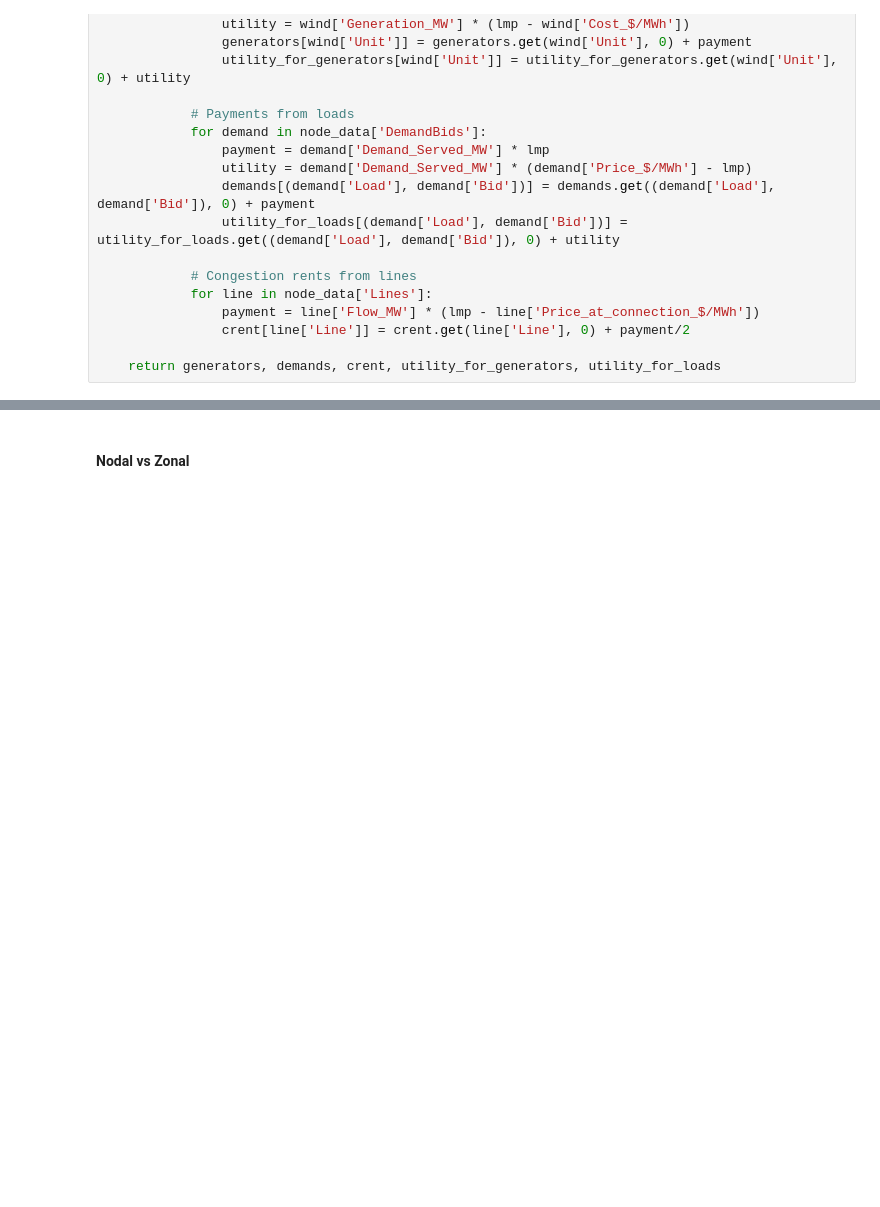
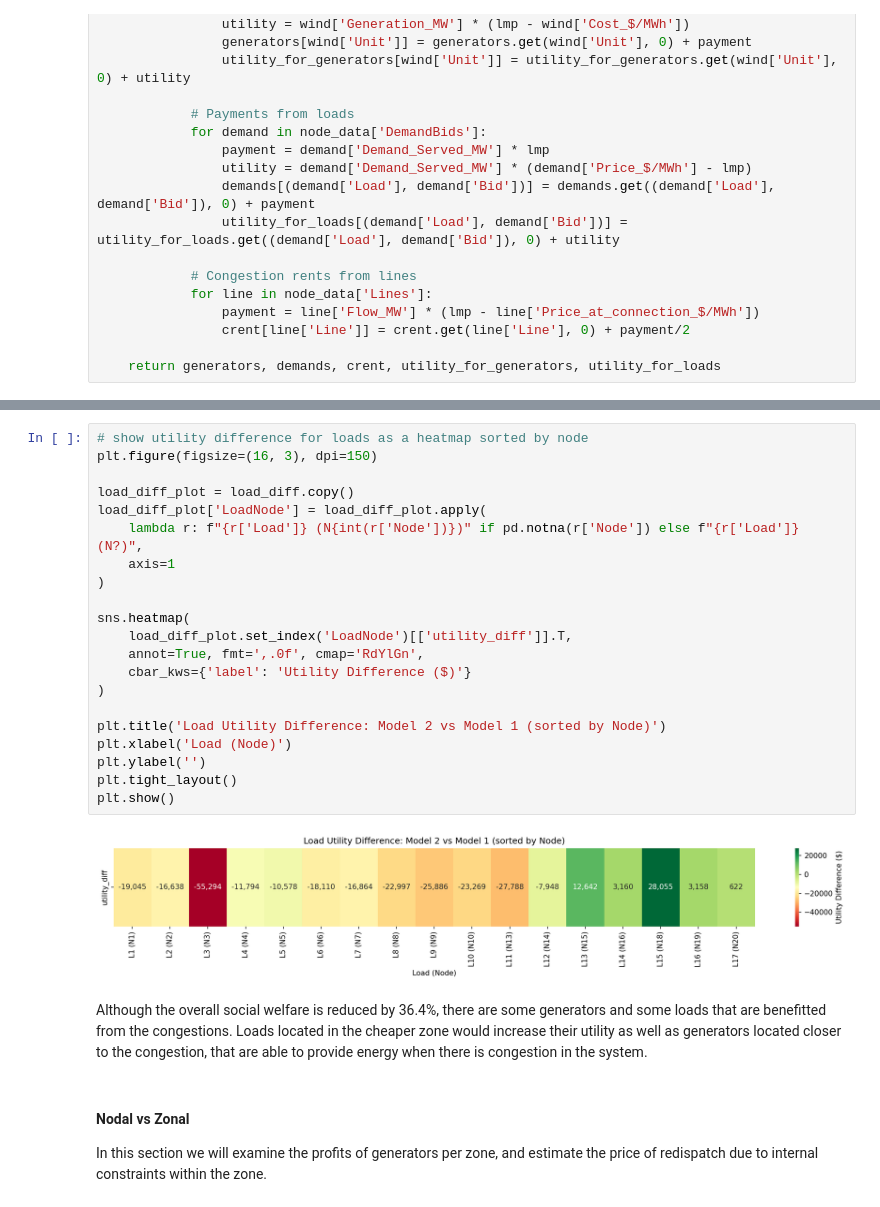
Before and after one commit to dguiraldes/energy_markets, a Jupyter notebook: Q3.ipynb, the cells around one changed output, grey strips where cells are left out. Saved outputs shown, nothing was run; the diff lists cells and outputs as text; blank space fills up the shorter version.

```diff
--- a/Q3.ipynb
+++ b/Q3.ipynb
@@ -1080,2 +1124,29 @@ Congestions reduces both the profits of generators and utility of consumers. Con
+# %%
+# show utility difference for loads as a heatmap sorted by node
+plt.figure(figsize=(16, 3), dpi=150)
+
+load_diff_plot = load_diff.copy()
+load_diff_plot['LoadNode'] = load_diff_plot.apply(
+    lambda r: f"{r['Load']} (N{int(r['Node'])})" if pd.notna(r['Node']) else f"{r['Load']} (N?)",
+    axis=1
+)
+
+sns.heatmap(
+    load_diff_plot.set_index('LoadNode')[['utility_diff']].T,
+    annot=True, fmt=',.0f', cmap='RdYlGn',
+    cbar_kws={'label': 'Utility Difference ($)'}
+)
+
+plt.title('Load Utility Difference: Model 2 vs Model 1 (sorted by Node)')
+plt.xlabel('Load (Node)')
+plt.ylabel('')
+plt.tight_layout()
+plt.show()
+# %% [output]
+[figure, added]
+# %% [markdown]
+Although the overall social welfare is reduced by 36.4\%, there are some generators and some loads that are benefitted from the congestions. Loads located in the cheaper zone would increase their utility as well as generators located closer to the congestion, that are able to provide energy when there is congestion in the system.
 # %% [markdown]
 #### Nodal vs Zonal
+
+In this section we will examine the profits of generators per zone, and estimate the price of redispatch due to internal constraints within the zone.
```
Also changed, not shown: parts of 23 cells of this notebook.
